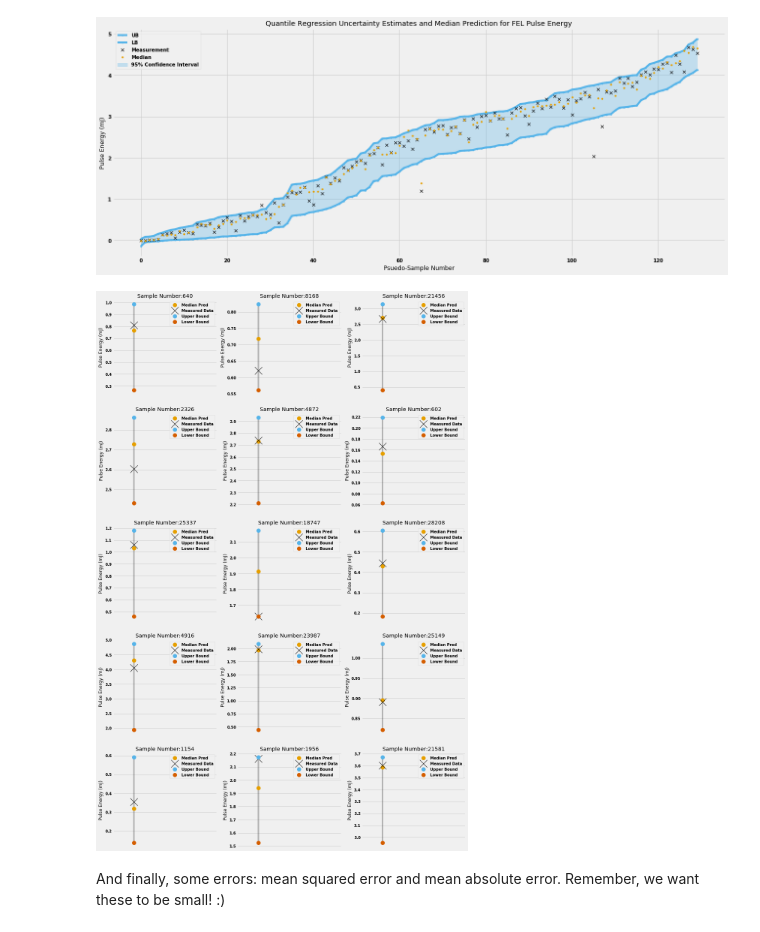
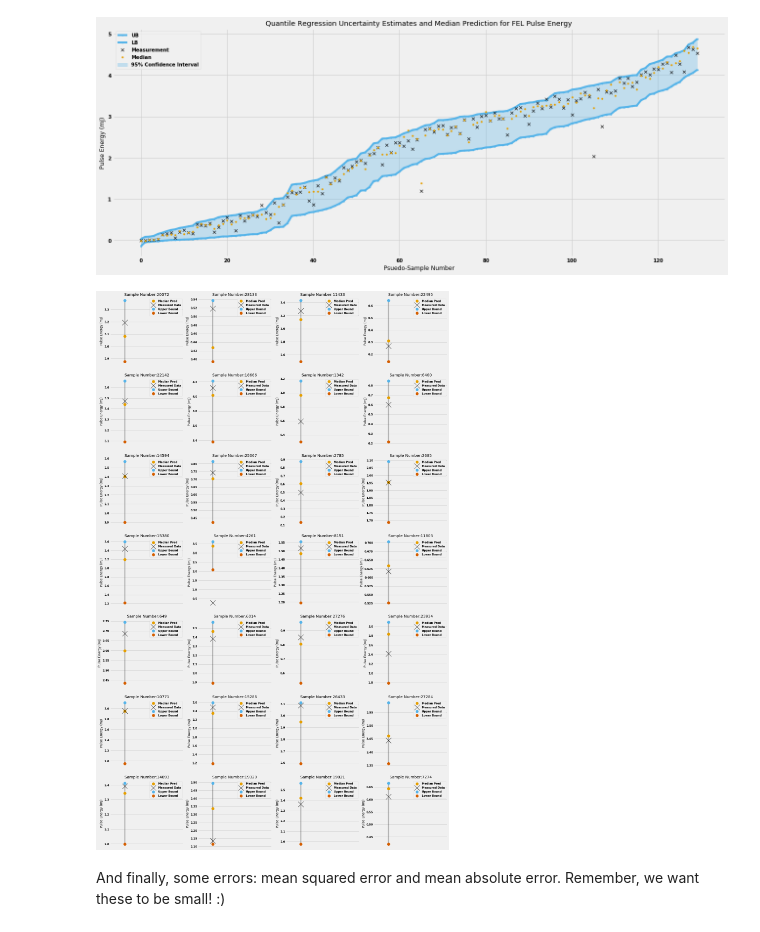
Before and after one commit to lipigupta/FEL-UQ, a Jupyter notebook: QR--Base.ipynb, the cells around one changed output. Saved outputs shown, nothing was run; the diff lists cells and outputs as text; code cells hidden in the pictures.

```diff
--- a/QR--Base.ipynb
+++ b/QR--Base.ipynb
@@ -179,18 +205,19 @@ if training_models:
     #### Set up some parameters
     epochs = 5000
     batch_size = 4096
-    PATH = "/global/cfs/cdirs/m669/lgupta/datasets/FEL/BaseModels/"
+    PATH = "BaseModels/"
 
     median = qru.Model(scaling_dict = d, PATH = PATH, NAME = "median_pred_", QUANTILE = 0.5)
     median.train_on_split_data(input_dict, output_dict, epochs = epochs, batch_size = batch_size)
-    print("Completed")
+
 
     upper = qru.Model(scaling_dict = d, PATH = PATH, NAME = "upper_pred_", QUANTILE = 0.975)
     upper.train_on_split_data(input_dict, output_dict, epochs = epochs, batch_size = batch_size)
-    print("Completed")
+
 
     lower = qru.Model(scaling_dict = d, PATH = PATH, NAME = "lower_pred_", QUANTILE = 0.025)
     lower.train_on_split_data(input_dict, output_dict, epochs = epochs, batch_size = batch_size)
+
     print("Completed")
 else:
 
@@ -214,3 +241,4 @@ else:
 
     lower = qru.Model(PATH = PATH, NAME = LB, scaling_dict = d)
     lower.load()
+    print("All models loaded")
@@ -236,9 +266,9 @@ qru.plot_sorted_predictions(ub_pred, lb_pred, median_pred, out)
 # %% [output]
 [figure]
 # %%
-qru.plot_individual_points(ub_pred, lb_pred, median_pred, out)
+qru.plot_individual_points(ub_pred, lb_pred, median_pred, out, cols = 4, rows = 7)
 # %% [output]
-[figure, old version]
+[figure, new version]
 # %% [markdown]
 And finally, some errors: mean squared error and mean absolute error. Remember, we want these to be small! :)
 # %%
```
Also changed, not shown: parts of 7 cells of this notebook, 2 other files.
